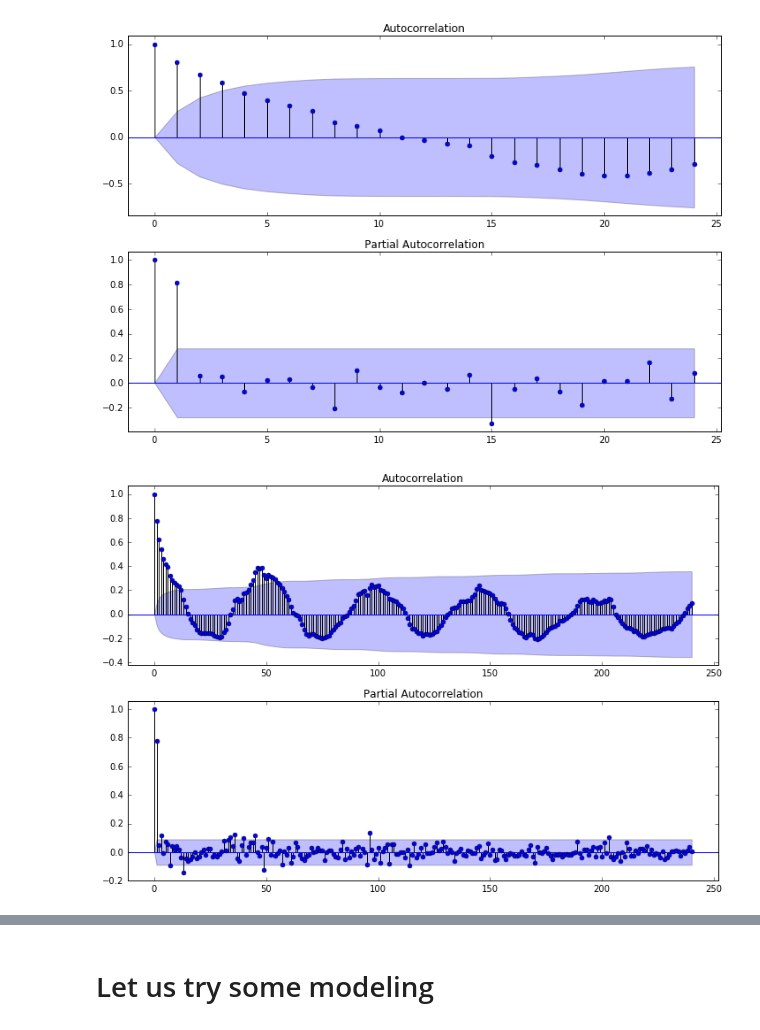
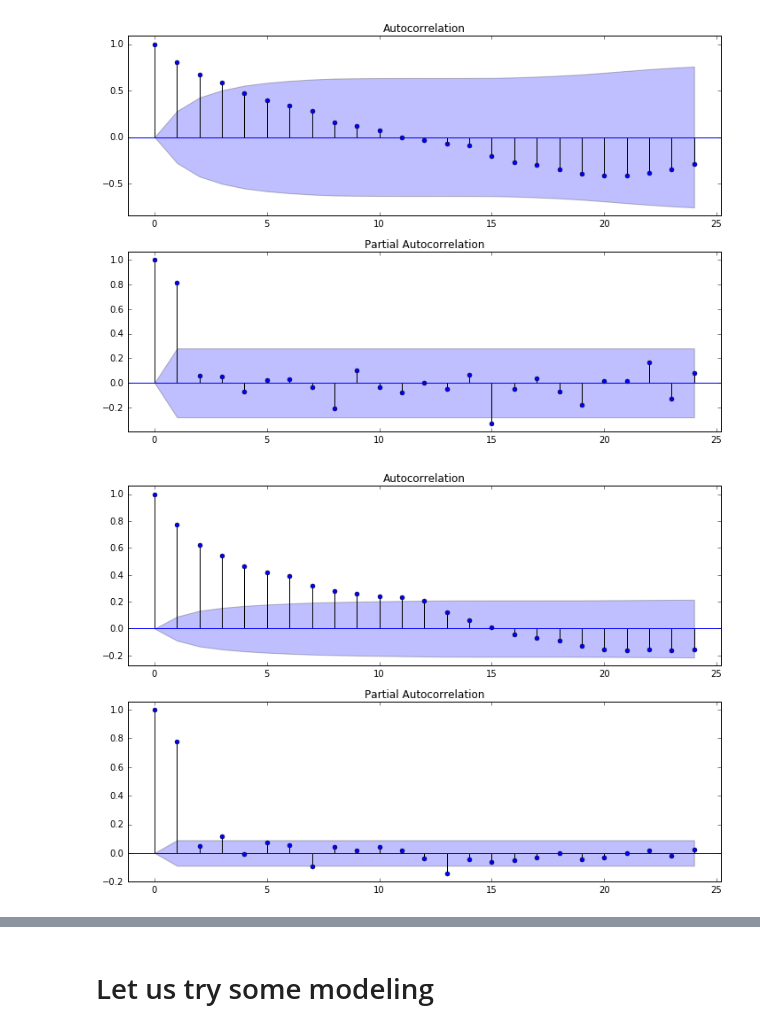
Before and after one commit to AnatolyPavlov/smart-battery-for-smart-energy-usage, a Jupyter notebook: eda/EDA_single_household.ipynb, the cells around one changed output, grey strips where cells are left out. Saved outputs shown, nothing was run; the diff lists cells and outputs as text; code cells hidden in the pictures.

```diff
--- a/eda/EDA_single_household.ipynb
+++ b/eda/EDA_single_household.ipynb
@@ -212,6 +195,6 @@ date_from = pd.to_datetime('2011-12-08').date()
 date_to = pd.to_datetime('2011-12-18').date()
 df_35_10days = df_35.query('index >= @date_from and index <= @date_to')
 # %%
-plot_acf_pacf(df_35_10days, 240)
+plot_acf_pacf(df_35_10days, 24)
 # %% [output]
-[figure, old version]
+[figure, new version]
```
Also changed, not shown: parts of 22 cells of this notebook.
